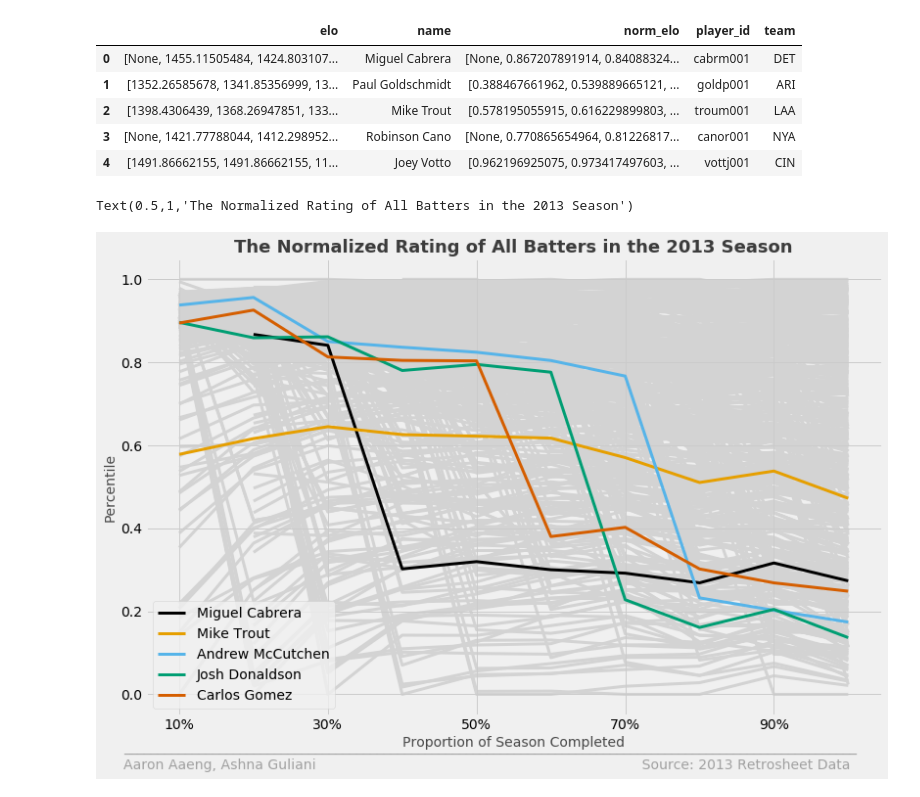
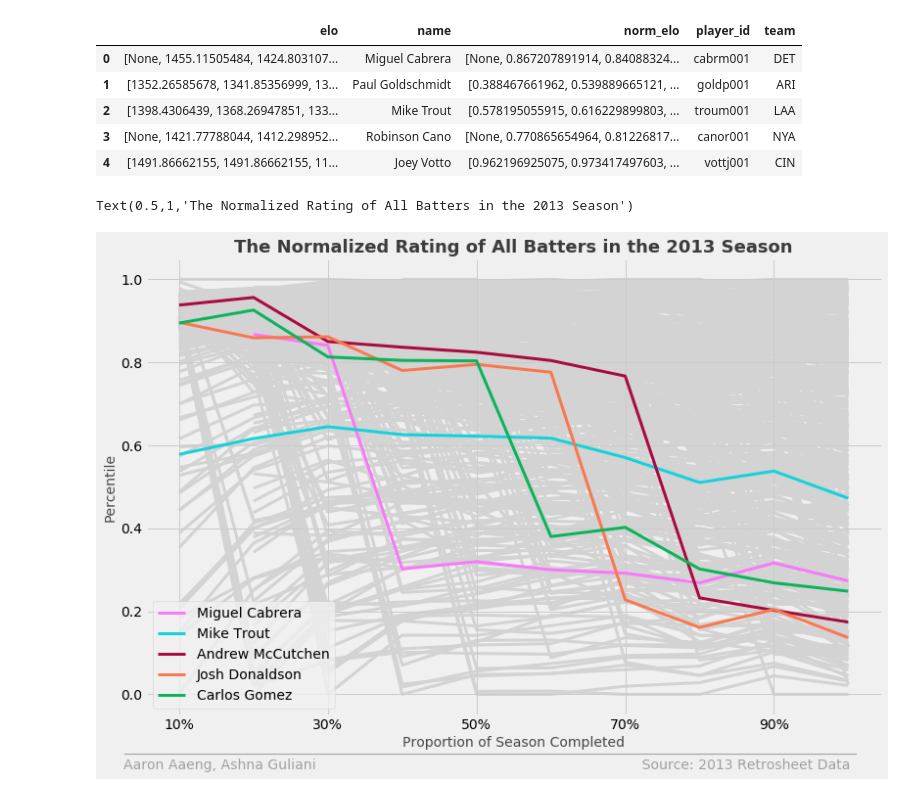
Before and after one commit to aaronaaeng/Sabermetrics-Final-Project, a Jupyter notebook: Elo-Calculation.ipynb, the cells around one changed output. Cells and saved outputs as stored; diff of their text form; code cells hidden in the pictures.

```diff
--- a/Elo-Calculation.ipynb
+++ b/Elo-Calculation.ipynb
@@ -160,36 +160,35 @@ dfBat.head()
 # %%
 style.use('fivethirtyeight')
 # colors = ["#4F78A6", "#F18D2F", "#E05759", "#76B6B1", "#59A050", "#ECC84A", "#AE79A0"]
-colors = [[0,0,0], [230/255,159/255,0], [86/255,180/255,233/255], [0,158/255,115/255],
-          [213/255,94/255,0], [0,114/255,178/255]]
+colors = ["#006E82", "#8214A0", "#005AC8", "#00A0FA", "#FA78FA", "#14D2DC", "#AA0A3C", "#FA7850", "#0AB45A", "#F0F032"]
 best_batters = ["Mike Trout", "Andrew McCutchen", "Miguel Cabrera", "Josh Donaldson", "Carlos Gomez"]
 best_pitchers = ['Clayton Kershaw', 'Max Scherzer', 'Cliff Lee', 'Felix Hernandez', 'Matt Harvey']
 # %%
 fig = plt.figure(1, figsize=(12,8))
 ax1  = fig.add_subplot(111)
-c = 0
+c = 4
 
 for _, row in dfBat.iterrows():
     color = 'lightgrey'
     zorder = -1
     label = None
     if row['name'] in best_batters:
         color = colors[c]
         c += 1
         zorder = 10
         label = row['name']
     ax1.plot(row['norm_elo'], linewidth=3, color=color, zorder=zorder, label=label)
 
 ax1.legend()
 ax1.text(x=-.75, y=-.14, s = '___________________________________________________________________________________________________________', color = 'grey', alpha = .7)
 ax1.text(x=-.75, y= -.18, s = 'Aaron Aaeng, Ashna Guliani                                                                          Source: 2013 Retrosheet Data', fontsize = 14, color = 'grey', alpha = .7)
 ax1.set_xlabel('Proportion of Season Completed', fontsize=14, alpha=.7)
 ax1.set_xticklabels(['0%', '10%', '30%', '50%', '70%', '90%'])
 ax1.set_ylabel('Percentile', fontsize=14, alpha=.7)
 ax1.set_title('The Normalized Rating of All Batters in the 2013 Season', fontsize=18, weight='bold', alpha=.75)
 # %% [output]
 Text(0.5,1,'The Normalized Rating of All Batters in the 2013 Season')
-[figure, old version]
+[figure, new version]
 # %%
 fig = plt.figure(1, figsize=(12,8))
 ax1  = fig.add_subplot(111)
```
Also changed, not shown: parts of 4 cells of this notebook, 7 other files.
